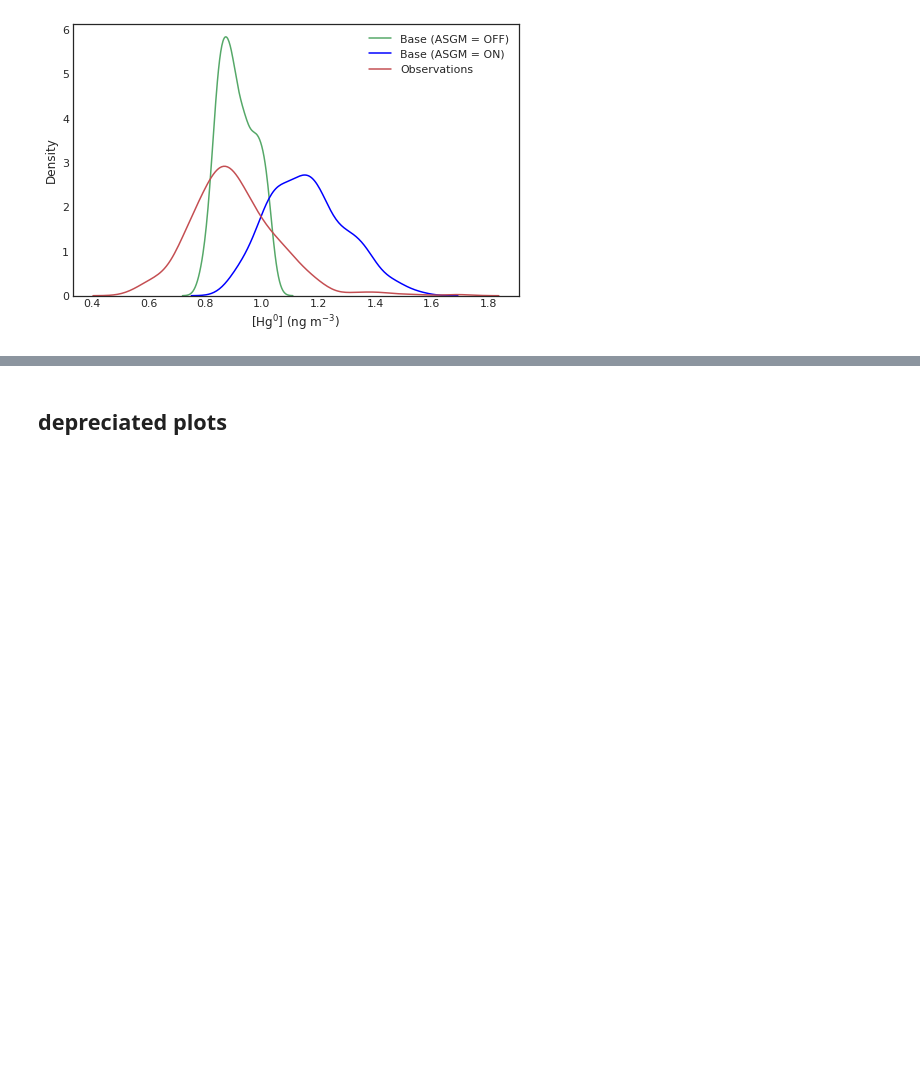
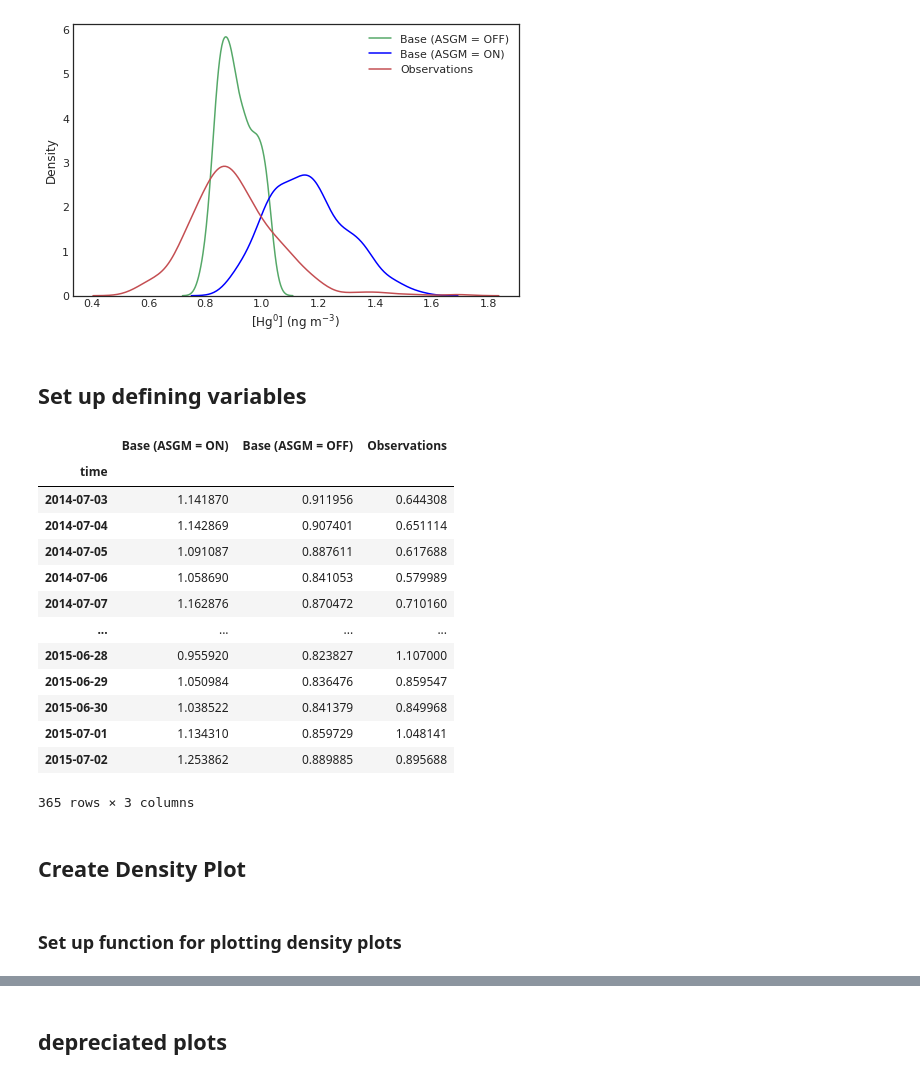
Before and after one commit to Shakes-tzd/MIT_TPP_thesis, a Jupyter notebook: JPnotebooks/Time series plots .ipynb, the cells around one changed output, grey strips where cells are left out. Cells and saved outputs as stored; diff of their text form; code cells hidden in the pictures; blank space fills up the shorter version.

```diff
--- a/JPnotebooks/Time series plots .ipynb
+++ b/JPnotebooks/Time series plots .ipynb
@@ -291,3 +291,28 @@ fig.savefig(savepath,bbox_inches='tight')
 plt.show()
 # %% [output]
 [figure]
+# %% [markdown]
+## Set up defining variables
+# %%
+df_columns=['Base (ASGM = ON)','Base (ASGM = OFF)','Observations']
+plot_colors={'Base (ASGM = ON)':'b','Base (ASGM = OFF)':'#329932','Observations':'#ff6961'}
+df_normal_conditions=pd.DataFrame(columns=df_columns)
+df_normal_conditions['Base (ASGM = ON)']=GC_asgmNC.SpeciesConc_Hg0
+df_normal_conditions['Base (ASGM = OFF)']=GCno_asgm.SpeciesConc_Hg0
+df_normal_conditions['Observations']=obsNC.value
+df_normal_conditions
+# %% [output]
+|  | Base (ASGM = ON) | Base (ASGM = OFF) | Observations |
+| time |  |  |  |
+| 2014-07-03 | 1.141870 | 0.911956 | 0.644308 |
+| 2014-07-04 | 1.142869 | 0.907401 | 0.651114 |
+| 2014-07-05 | 1.091087 | 0.887611 | 0.617688 |
+| 2014-07-06 | 1.058690 | 0.841053 | 0.579989 |
+| 2014-07-07 | 1.162876 | 0.870472 | 0.710160 |
+| ... | ... | ... | ... |
+| 2015-06-28 | 0.955920 | 0.823827 | 1.107000 |
+| 2015-06-29 | 1.050984 | 0.836476 | 0.859547 |
+| 2015-06-30 | 1.038522 | 0.841379 | 0.849968 |
+| 2015-07-01 | 1.134310 | 0.859729 | 1.048141 |
+| 2015-07-02 | 1.253862 | 0.889885 | 0.895688 |
+365 rows × 3 columns
@@ -293,0 +348,4 @@ plt.show()
+# %% [markdown]
+## Create Density Plot
+# %% [markdown]
+### Set up function for plotting density plots
```
Also changed, not shown: parts of 10 cells of this notebook, 6 other files.
